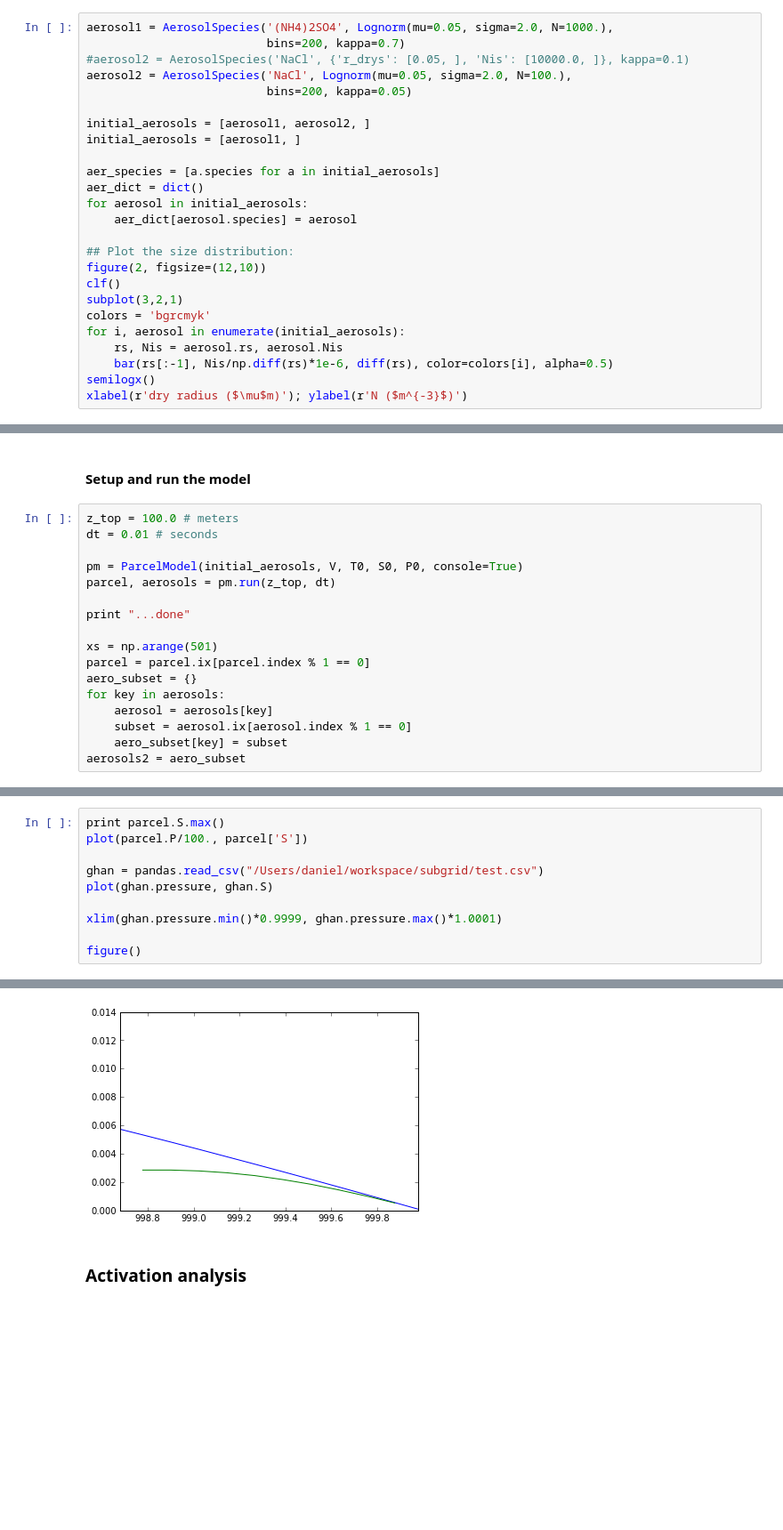
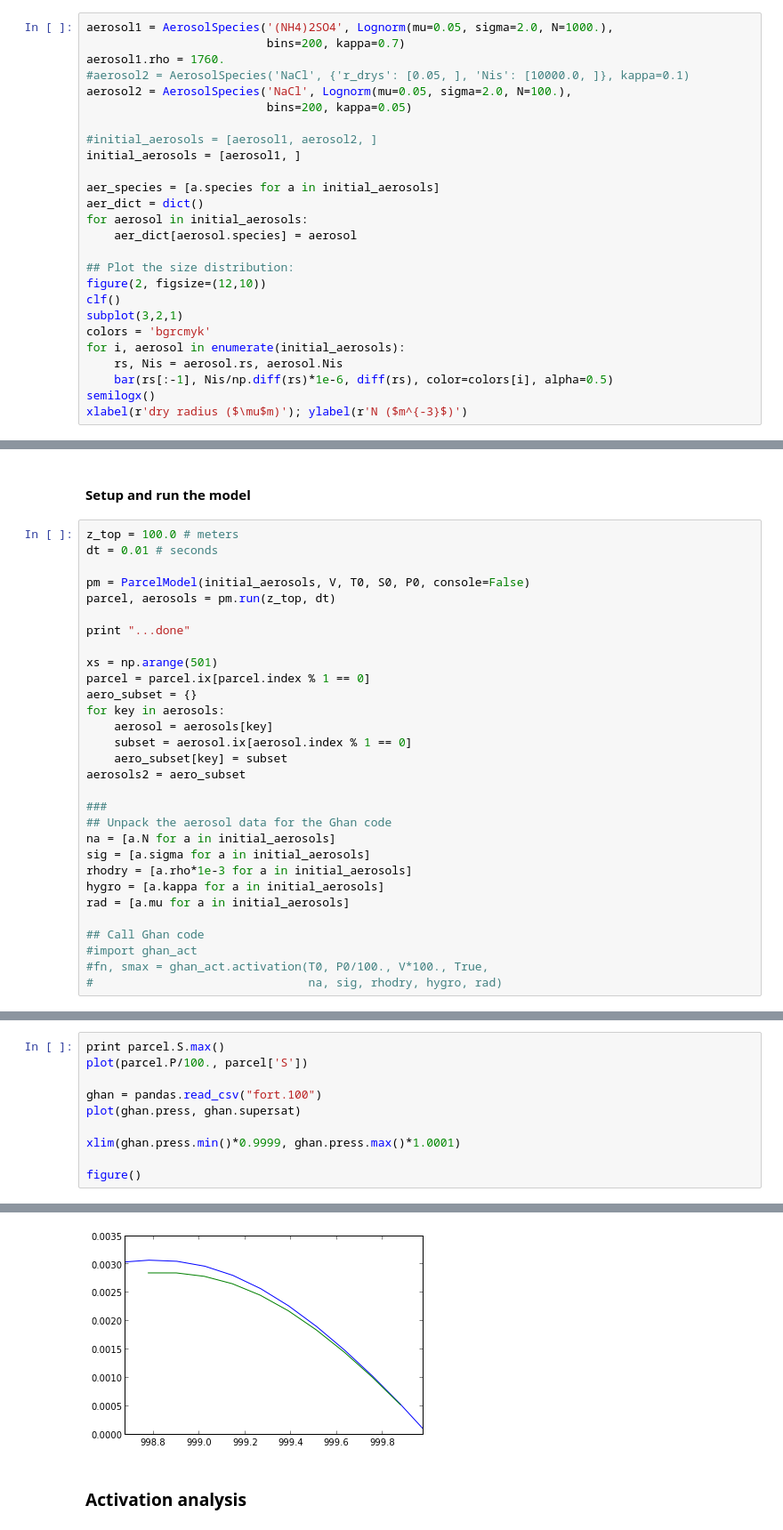
Before and after one commit to darothen/pyrcel, a Jupyter notebook: run_model.ipynb, the cells around one changed output, grey strips where cells are left out. Shown at 89% size. Drawn from its saved outputs; the diff is of its cells as text; blank space fills up the shorter version.

```diff
--- a/run_model.ipynb
+++ b/run_model.ipynb
@@ -17,11 +17,12 @@ V = 1.0 # m/s
 # %%
 aerosol1 = AerosolSpecies('(NH4)2SO4', Lognorm(mu=0.05, sigma=2.0, N=1000.),
                           bins=200, kappa=0.7)
+aerosol1.rho = 1760.
 #aerosol2 = AerosolSpecies('NaCl', {'r_drys': [0.05, ], 'Nis': [10000.0, ]}, kappa=0.1)
 aerosol2 = AerosolSpecies('NaCl', Lognorm(mu=0.05, sigma=2.0, N=100.),
                           bins=200, kappa=0.05)
 
-initial_aerosols = [aerosol1, aerosol2, ]
+#initial_aerosols = [aerosol1, aerosol2, ]
 initial_aerosols = [aerosol1, ]
 
 aer_species = [a.species for a in initial_aerosols]
@@ -48,7 +49,7 @@ xlabel(r'dry radius ($\mu$m)'); ylabel(r'N ($m^{-3}$)')
 z_top = 100.0 # meters
 dt = 0.01 # seconds
 
-pm = ParcelModel(initial_aerosols, V, T0, S0, P0, console=True)
+pm = ParcelModel(initial_aerosols, V, T0, S0, P0, console=False)
 parcel, aerosols = pm.run(z_top, dt)
 
 print "...done"
@@ -61,4 +62,17 @@ for key in aerosols:
     subset = aerosol.ix[aerosol.index % 1 == 0]
     aero_subset[key] = subset
 aerosols2 = aero_subset
+
+###
+## Unpack the aerosol data for the Ghan code
+na = [a.N for a in initial_aerosols]
+sig = [a.sigma for a in initial_aerosols]
+rhodry = [a.rho*1e-3 for a in initial_aerosols]
+hygro = [a.kappa for a in initial_aerosols]
+rad = [a.mu for a in initial_aerosols]
+
+## Call Ghan code
+#import ghan_act
+#fn, smax = ghan_act.activation(T0, P0/100., V*100., True,
+#                               na, sig, rhodry, hygro, rad)
 # %% [output]
@@ -83,10 +81,10 @@ Integration successful.
 print parcel.S.max()
 plot(parcel.P/100., parcel['S'])
 
-ghan = pandas.read_csv("/Users/daniel/workspace/subgrid/test.csv")
-plot(ghan.pressure, ghan.S)
+ghan = pandas.read_csv("fort.100")
+plot(ghan.press, ghan.supersat)
 
-xlim(ghan.pressure.min()*0.9999, ghan.pressure.max()*1.0001)
+xlim(ghan.press.min()*0.9999, ghan.press.max()*1.0001)
 
 figure()
 # %% [output]
@@ -94,5 +92,5 @@ figure()
 <matplotlib.figure.Figure at 0x...>
-[figure, old version]
+[figure, new version]
 # %% [markdown]
 ### Activation analysis
 # %%
```
Also changed, not shown: parts of 3 cells of this notebook, 3 other files.
